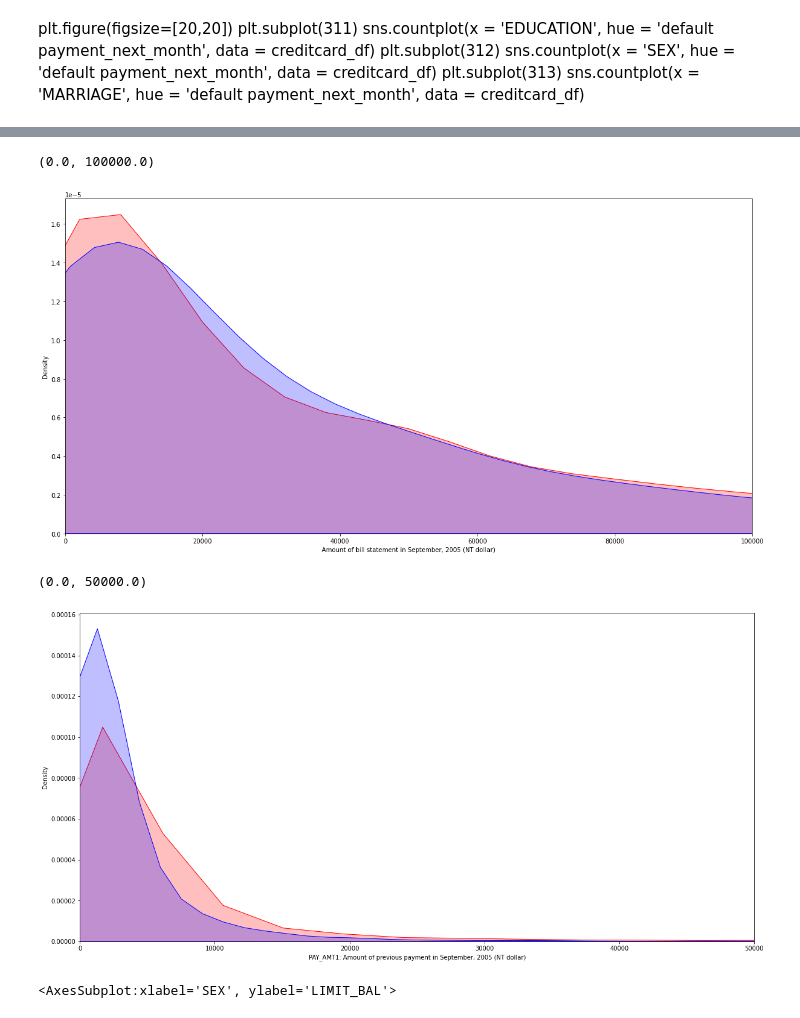
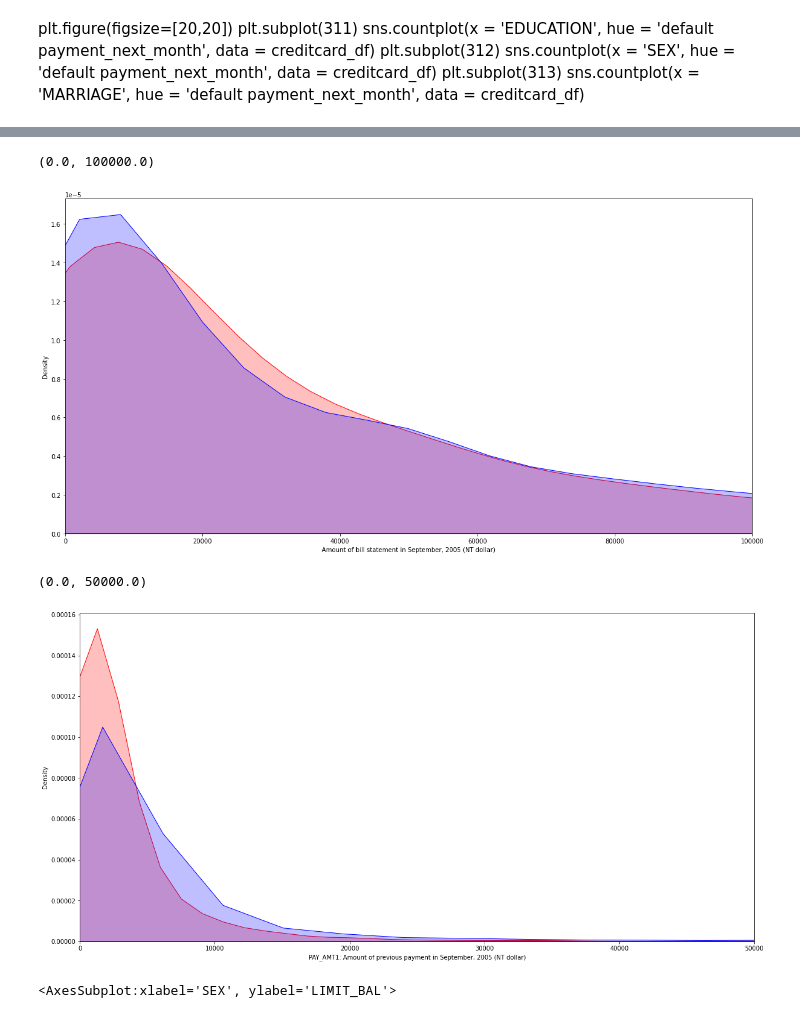
Before and after one commit to anhduy412/credit-card-debt-predict, a Jupyter notebook: default.ipynb, the cells around one changed output, grey strips where cells are left out. Drawn from its saved outputs; the diff is of its cells as text; code cells hidden in the pictures.

Commit message:
change default.payment.next.month (1 = not insolvent, 0 = insolvent)

```diff
--- a/default.ipynb
+++ b/default.ipynb
@@ -137,10 +137,10 @@ creditcard_df
 30000 rows × 24 columns
 # %%
 #See the list of insolvent and not ínsolvent
-cc_default_df = creditcard_df[creditcard_df['default.payment.next.month'] == 1]
+cc_notdefault_df = creditcard_df[creditcard_df['default.payment.next.month'] == 1]
+print("List of customer can pay the debt:")
+print(cc_notdefault_df)
+cc_default_df = creditcard_df[creditcard_df['default.payment.next.month'] == 0]
 print("List of customer can't pay the debt:")
 print(cc_default_df)
-cc_nodefault_df = creditcard_df[creditcard_df['default.payment.next.month'] == 0]
-print("List of customer can pay the debt:")
-print(cc_nodefault_df)
 # %% [output]
@@ -259,28 +268,28 @@ plt.xlim(200000, 400000)
 
 plt.figure(figsize=(20,10))
 
-sns.kdeplot(cc_nodefault_df['BILL_AMT1'], label = 'Khách hàng không vỡ nợ (paid balance)', shade = True, color = 'r')
+sns.kdeplot(cc_notdefault_df['BILL_AMT1'], label = 'Khách hàng không vỡ nợ (paid balance)', shade = True, color = 'r')
 sns.kdeplot(cc_default_df['BILL_AMT1'], label = 'Khách hàng vỡ nợ  (did not pay balance)', shade = True, color = 'b')
 
 plt.xlabel('Amount of bill statement in September, 2005 (NT dollar)')
 plt.xlim(0, 100000)
 # %% [output]
 (0.0, 100000.0)
-[figure, old version]
+[figure, new version]
 # %%
 # KDE (Kernel Density Estimate) is used for visualizing the Probability Density of a continuous variable.
 # KDE describes the probability density at different values in a continuous variable.
 
 plt.figure(figsize=(20,10))
 
-sns.kdeplot(cc_nodefault_df['PAY_AMT1'], label = 'Customers who did not default (paid balance)', shade = True, color = 'r')
+sns.kdeplot(cc_notdefault_df['PAY_AMT1'], label = 'Customers who did not default (paid balance)', shade = True, color = 'r')
 sns.kdeplot(cc_default_df['PAY_AMT1'], label = 'Customers who defaulted (did not pay balance)', shade = True, color = 'b')
 
 plt.xlabel('PAY_AMT1: Amount of previous payment in September, 2005 (NT dollar)')
 plt.xlim(0, 50000)
 # %% [output]
 (0.0, 50000.0)
-[figure, old version]
+[figure, new version]
 # %%
 # Let's see the impact of sex on the limit balance :Hãy xem tác động của quan hệ tình dục đối với sự cân bằng giới hạn
 
```
Also changed, not shown: parts of 19 cells of this notebook.
